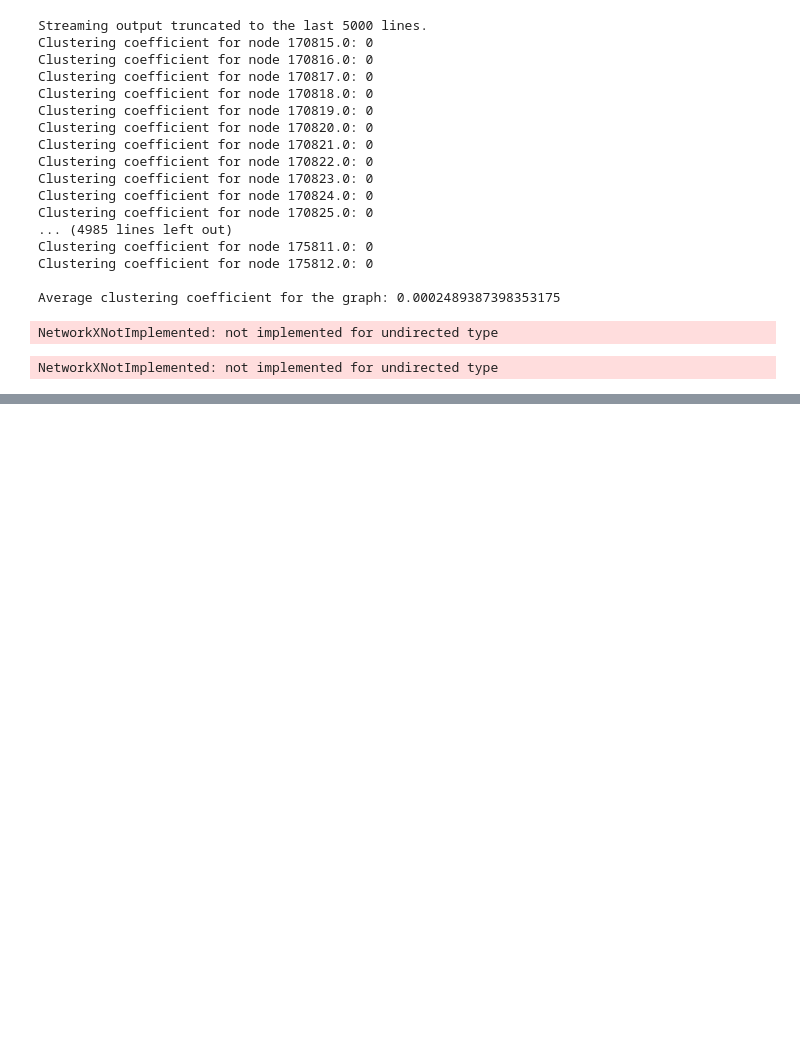
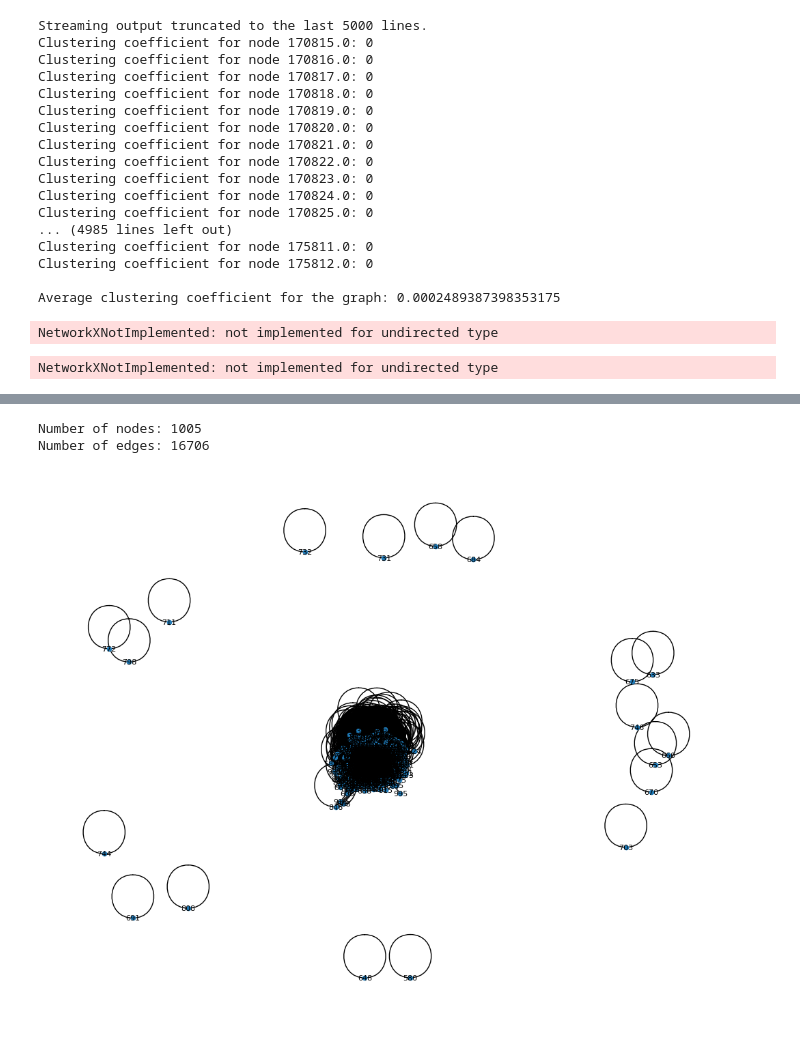
Before and after one commit to vivekbiragoni/social_computing, a Jupyter notebook: sc_assignmetn1.ipynb, the cells around one changed output, grey strips where cells are left out. Saved outputs shown, nothing was run; the diff lists cells and outputs as text; code cells hidden in the pictures; blank space fills up the shorter version.

Commit message:
Updated with new dataset and the work on the graphs

```diff
--- a/sc_assignmetn1.ipynb
+++ b/sc_assignmetn1.ipynb
@@ -416,0 +455,18 @@ print(f"Components for {specific_k}-Connected Graphs: {specific_components}")
+# %%
+import networkx as nx
+
+edges_file_path = '/content/sample_data/email-Eu-core.txt'
+graph = nx.read_edgelist(edges_file_path, nodetype=int)
+
+#  basic information about the graph:
+print("Number of nodes:", graph.number_of_nodes())
+print("Number of edges:", graph.number_of_edges())
+
+import matplotlib.pyplot as plt
+plt.figure(figsize=(10, 8))
+nx.draw(graph, with_labels=True, font_size=8, node_size=20)
+plt.show()
+# %% [output]
+Number of nodes: 1005
+Number of edges: 16706
+[figure, added]
```
Also changed, not shown: parts of 22 cells of this notebook.
